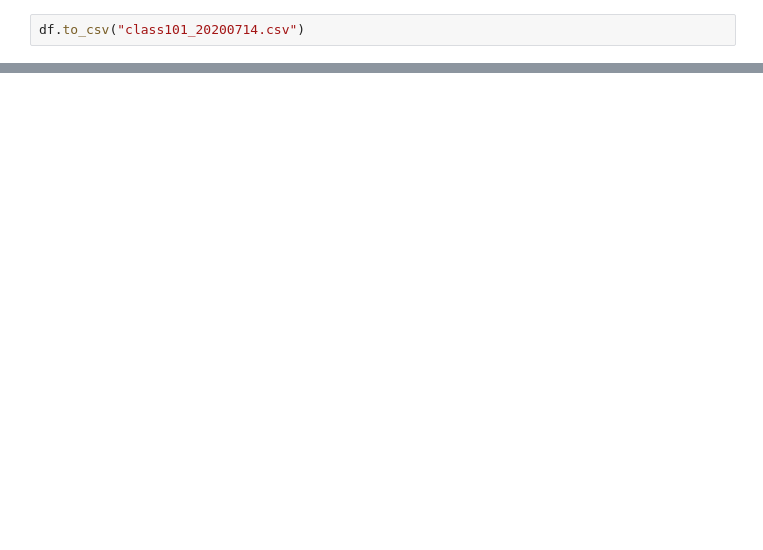
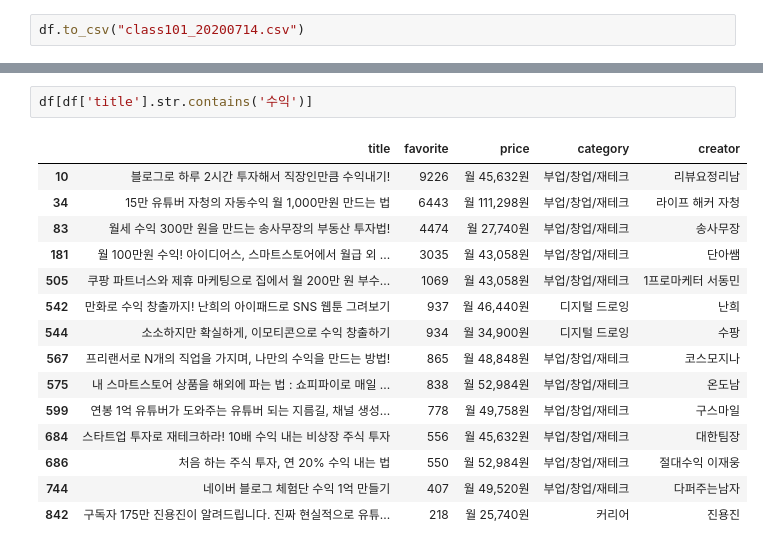
Before and after one commit to JessyMin/webpage_scraping, a Jupyter notebook: class101/scraping_class101_2.ipynb, the cells around one changed output, grey strips where cells are left out. Drawn from its saved outputs; the diff is of its cells as text; blank space fills up the shorter version.

```diff
--- a/class101/scraping_class101_2.ipynb
+++ b/class101/scraping_class101_2.ipynb
@@ -114,0 +200,18 @@ df = pd.read_csv("class101_20200714.csv")
+# %%
+df[df['title'].str.contains('수익')]
+# %% [output]
+|  | title | favorite | price | category | creator |
+| 10 | 블로그로 하루 2시간 투자해서 직장인만큼 수익내기! | 9226 | 월 45,632원 | 부업/창업/재테크 | 리뷰요정리남 |
+| 34 | 15만 유튜버 자청의 자동수익 월 1,000만원 만드는 법 | 6443 | 월 111,298원 | 부업/창업/재테크 | 라이프 해커 자청 |
+| 83 | 월세 수익 300만 원을 만드는 송사무장의 부동산 투자법! | 4474 | 월 27,740원 | 부업/창업/재테크 | 송사무장 |
+| 181 | 월 100만원 수익! 아이디어스, 스마트스토어에서 월급 외 ... | 3035 | 월 43,058원 | 부업/창업/재테크 | 단아쌤 |
+| 505 | 쿠팡 파트너스와 제휴 마케팅으로 집에서 월 200만 원 부수... | 1069 | 월 43,058원 | 부업/창업/재테크 | 1프로마케터 서동민 |
+| 542 | 만화로 수익 창출까지! 난희의 아이패드로 SNS 웹툰 그려보기 | 937 | 월 46,440원 | 디지털 드로잉 | 난희 |
+| 544 | 소소하지만 확실하게, 이모티콘으로 수익 창출하기 | 934 | 월 34,900원 | 디지털 드로잉 | 수팡 |
+| 567 | 프리랜서로 N개의 직업을 가지며, 나만의 수익을 만드는 방법! | 865 | 월 48,848원 | 부업/창업/재테크 | 코스모지나 |
+| 575 | 내 스마트스토어 상품을 해외에 파는 법 : 쇼피파이로 매일 ... | 838 | 월 52,984원 | 부업/창업/재테크 | 온도남 |
+| 599 | 연봉 1억 유튜버가 도와주는 유튜버 되는 지름길, 채널 생성... | 778 | 월 49,758원 | 부업/창업/재테크 | 구스마일 |
+| 684 | 스타트업 투자로 재테크하라! 10배 수익 내는 비상장 주식 투자 | 556 | 월 45,632원 | 부업/창업/재테크 | 대한팀장 |
+| 686 | 처음 하는 주식 투자, 연 20% 수익 내는 법 | 550 | 월 52,984원 | 부업/창업/재테크 | 절대수익 이재웅 |
+| 744 | 네이버 블로그 체험단 수익 1억 만들기 | 407 | 월 49,520원 | 부업/창업/재테크 | 다퍼주는남자 |
+| 842 | 구독자 175만 진용진이 알려드립니다. 진짜 현실적으로 유튜... | 218 | 월 25,740원 | 커리어 | 진용진 |
```
Also changed, not shown: parts of 12 cells of this notebook.
